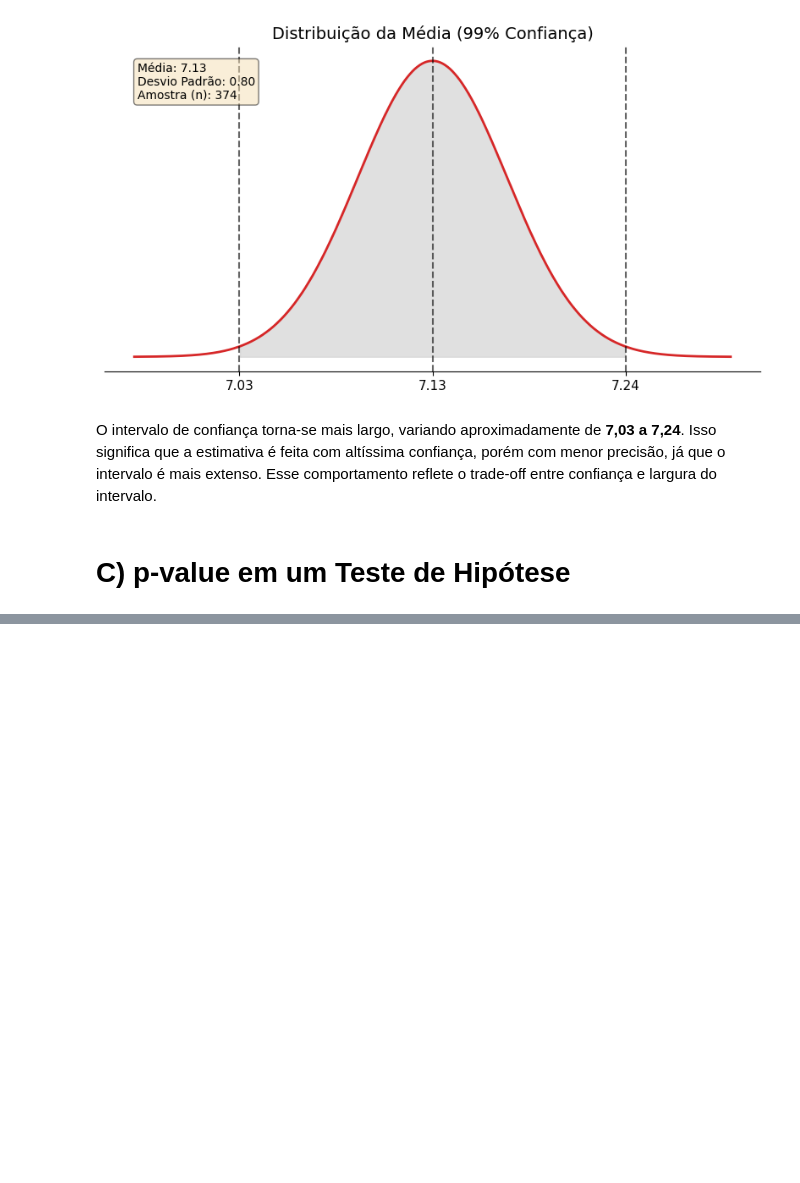
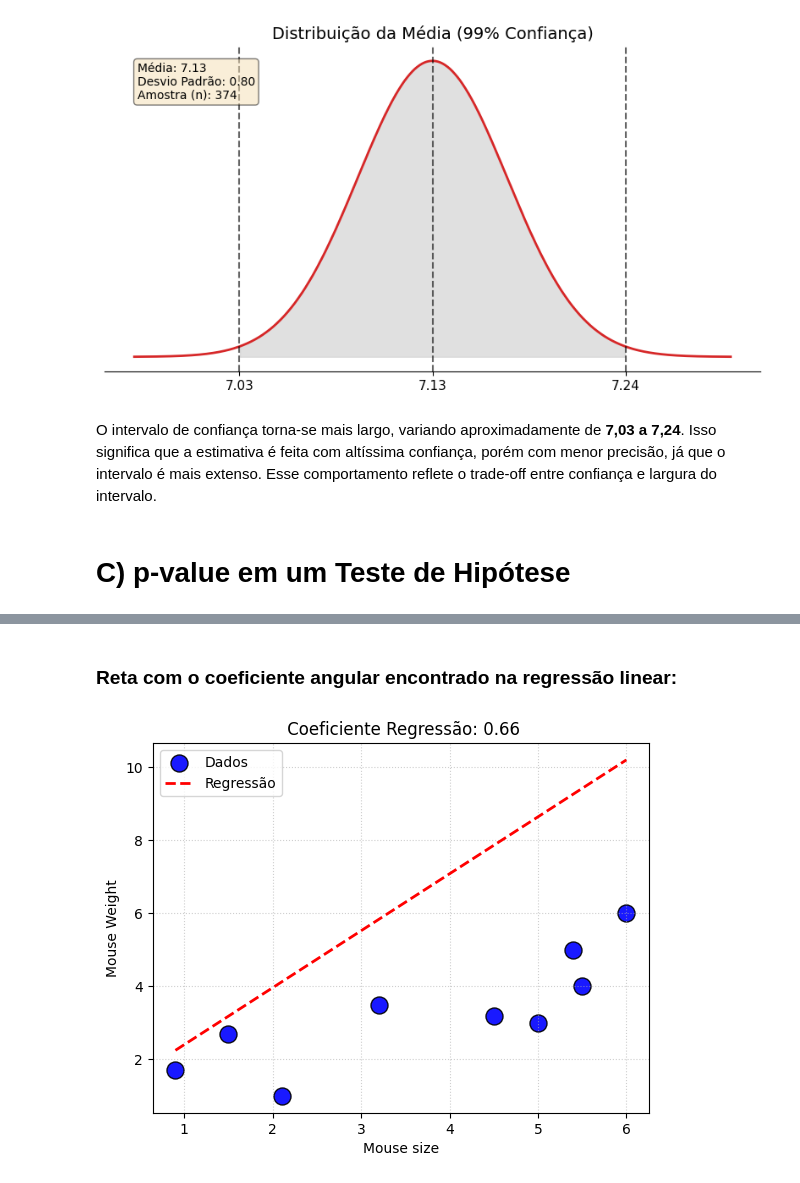
Before and after one commit to Itallo0708/Computational-Mathematics, a Jupyter notebook: notebooks/Atividade_2_2_Linear_regression_p_value_and_metrics.ipynb, the cells around one changed output, grey strips where cells are left out. Cells and saved outputs as stored; diff of their text form; code cells hidden in the pictures; blank space fills up the shorter version.

```diff
--- a/notebooks/Atividade_2_2_Linear_regression_p_value_and_metrics.ipynb
+++ b/notebooks/Atividade_2_2_Linear_regression_p_value_and_metrics.ipynb
@@ -229,0 +400,7 @@ Esse comportamento reflete o trade-off entre confiança e largura do intervalo.
+# %% [markdown]
+### Reta com o coeficiente angular encontrado na regressão linear:
+# %%
+# Reta com coeficiente encontrado
+plotar_grafico_slide(x, y, cor, slope, intercept, f" Coeficiente Regressão: {a_sklearn:.2f}")
+# %% [output]
+[figure, added]
```
Also changed, not shown: parts of 26 cells of this notebook.
